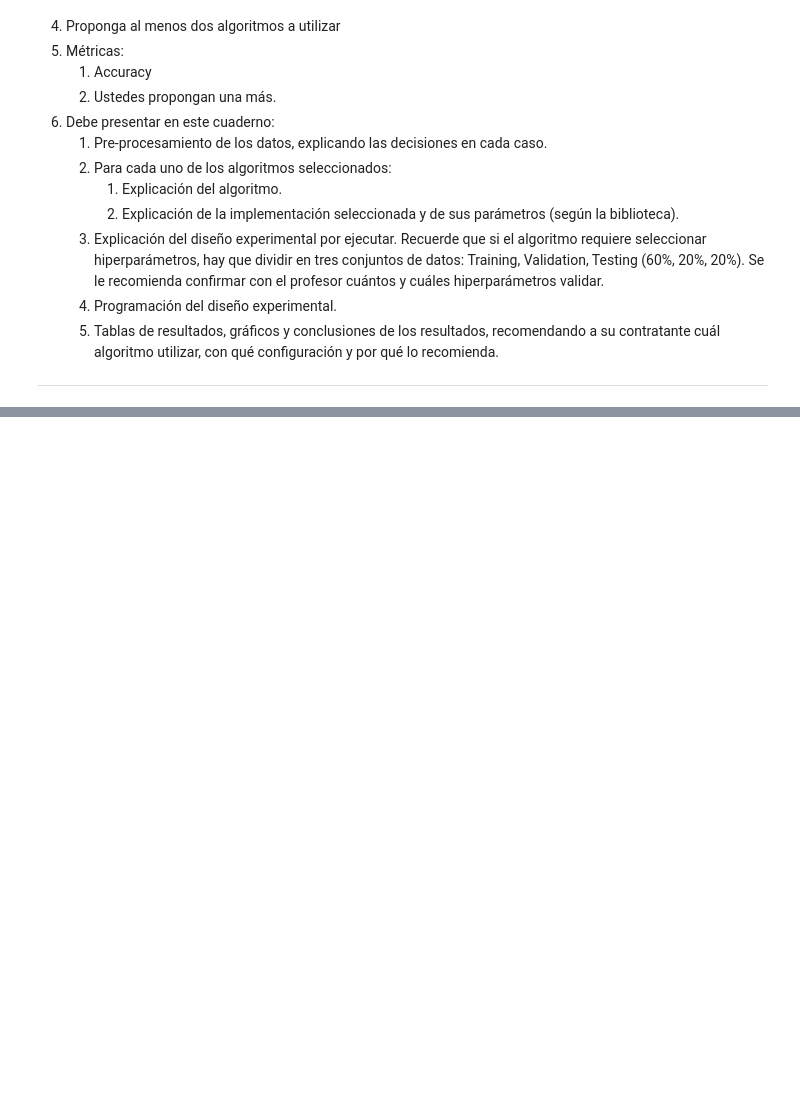
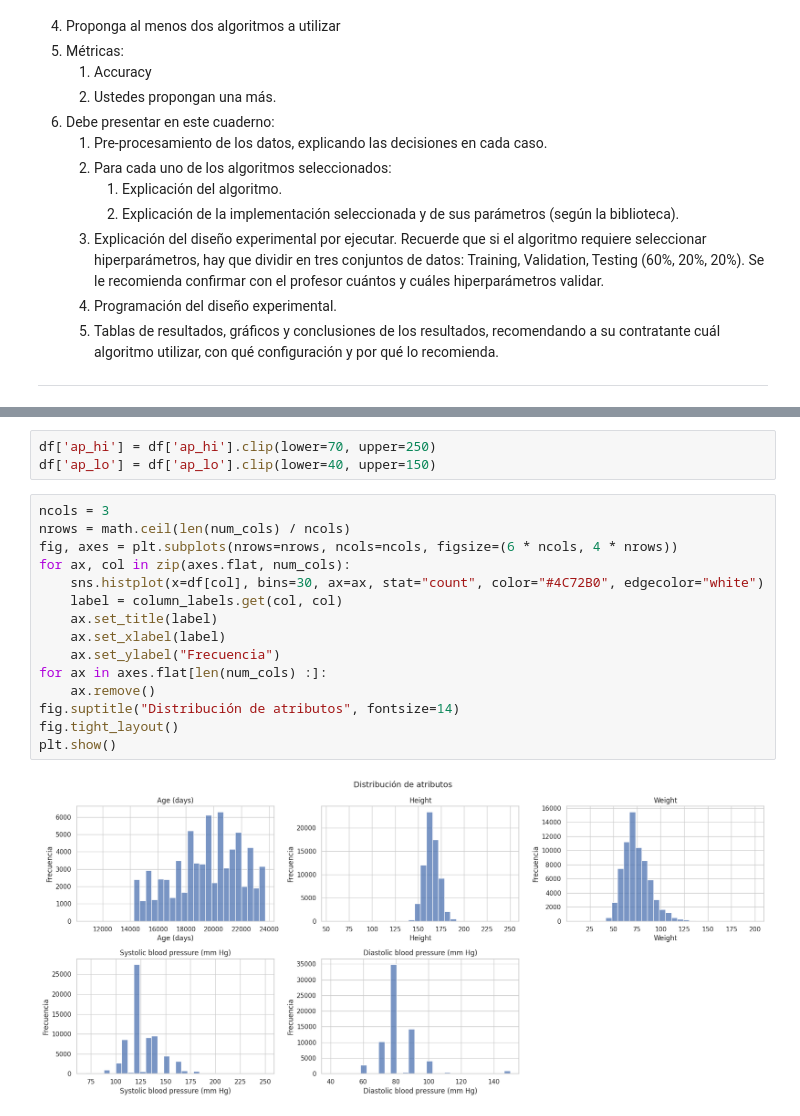
Before and after one commit to datwaft/aprendizaje_automatico, a Jupyter notebook: Trabajo_Corto_2/Trabajo_Corto_2.ipynb, the cells around one changed output, grey strips where cells are left out. Drawn from its saved outputs; the diff is of its cells as text; blank space fills up the shorter version.

```diff
--- a/Trabajo_Corto_2/Trabajo_Corto_2.ipynb
+++ b/Trabajo_Corto_2/Trabajo_Corto_2.ipynb
@@ -710,0 +881,20 @@ ___
+# %%
+df['ap_hi'] = df['ap_hi'].clip(lower=70, upper=250)
+df['ap_lo'] = df['ap_lo'].clip(lower=40, upper=150)
+# %%
+ncols = 3
+nrows = math.ceil(len(num_cols) / ncols)
+fig, axes = plt.subplots(nrows=nrows, ncols=ncols, figsize=(6 * ncols, 4 * nrows))
+for ax, col in zip(axes.flat, num_cols):
+    sns.histplot(x=df[col], bins=30, ax=ax, stat="count", color="#4C72B0", edgecolor="white")
+    label = column_labels.get(col, col)
+    ax.set_title(label)
+    ax.set_xlabel(label)
+    ax.set_ylabel("Frecuencia")
+for ax in axes.flat[len(num_cols) :]:
+    ax.remove()
+fig.suptitle("Distribución de atributos", fontsize=14)
+fig.tight_layout()
+plt.show()
+# %% [output]
+[figure, added]
```
Also changed, not shown: parts of 20 cells of this notebook.
